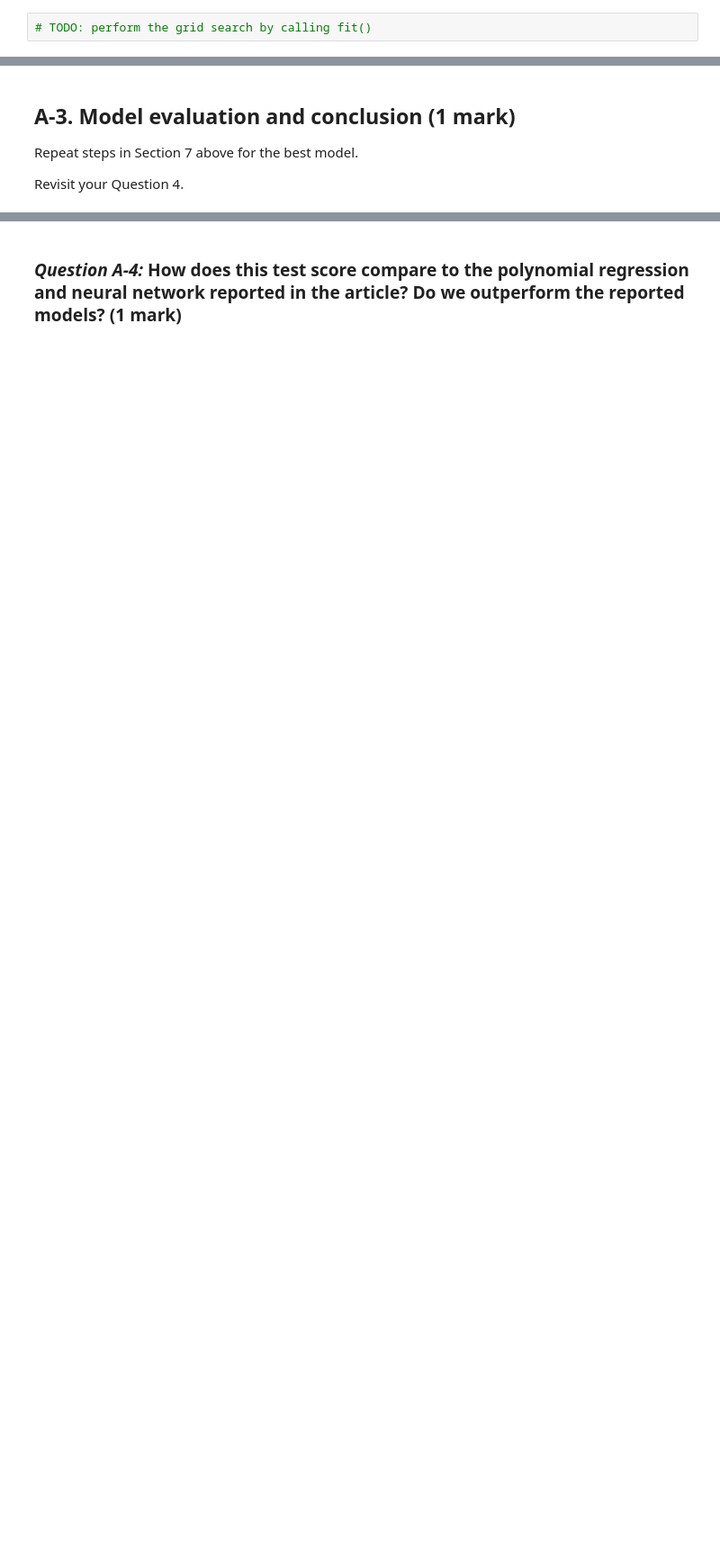
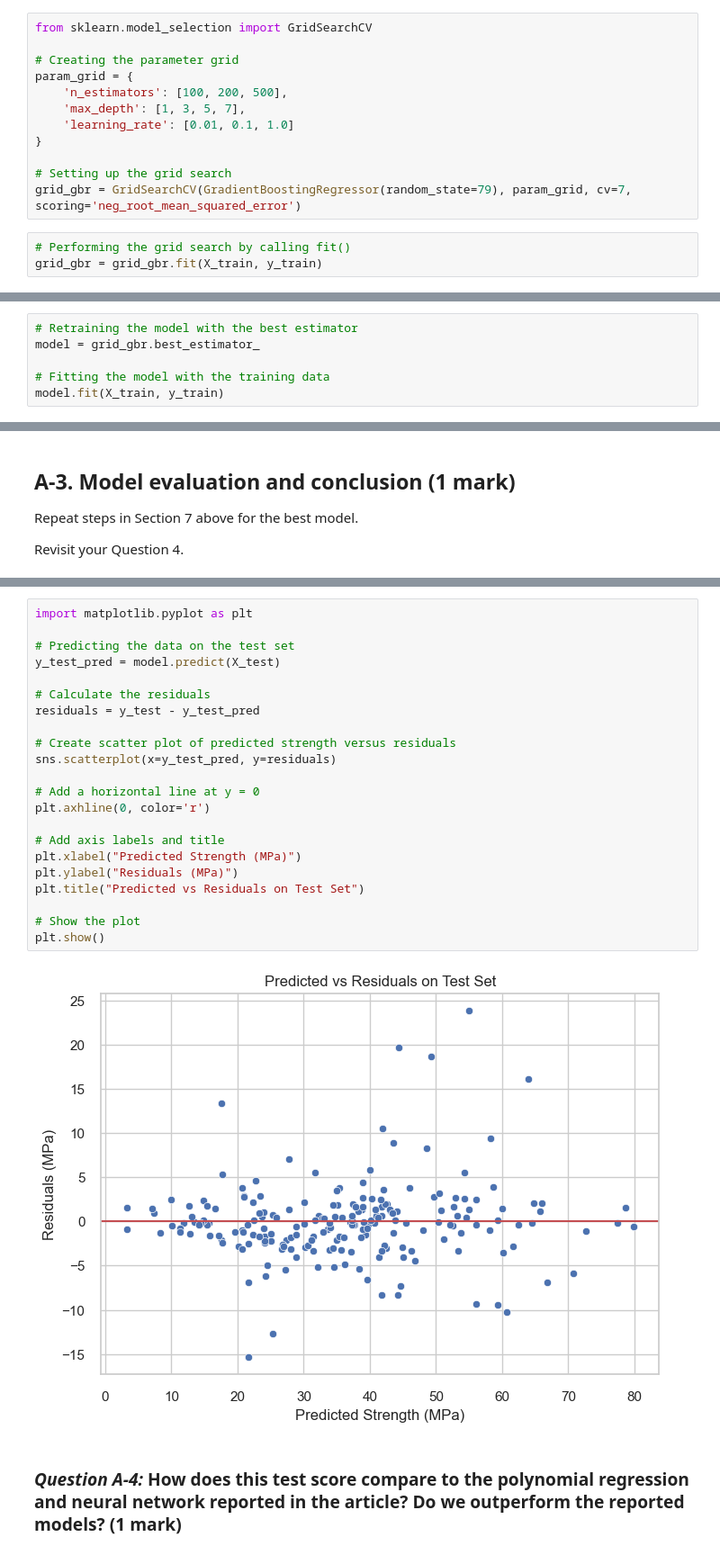
Before and after one commit to StevenD24/ENSF-611-Lab-2, a Jupyter notebook: lab2.ipynb, the cells around one changed output, grey strips where cells are left out. Shown at 90% size. Cells and saved outputs as stored; diff of their text form; blank space fills up the shorter version.

```diff
--- a/lab2.ipynb
+++ b/lab2.ipynb
@@ -472,2 +495,15 @@ Use the following hyperparameters and values:
+# %%
+from sklearn.model_selection import GridSearchCV
+
+# Creating the parameter grid
+param_grid = {
+    'n_estimators': [100, 200, 500],
+    'max_depth': [1, 3, 5, 7],
+    'learning_rate': [0.01, 0.1, 1.0]
+}
+
+# Setting up the grid search
+grid_gbr = GridSearchCV(GradientBoostingRegressor(random_state=79), param_grid, cv=7, scoring='neg_root_mean_squared_error')
 # %%
-# TODO: perform the grid search by calling fit()
+# Performing the grid search by calling fit()
+grid_gbr = grid_gbr.fit(X_train, y_train)
@@ -487,0 +528,6 @@ Get the best estimator from the two grid searches above and retrain this model o
+# %%
+# Retraining the model with the best estimator
+model = grid_gbr.best_estimator_
+
+# Fitting the model with the training data
+model.fit(X_train, y_train)
@@ -500,2 +595,26 @@ Revisit your Question 4.
+# %%
+import matplotlib.pyplot as plt
+
+# Predicting the data on the test set
+y_test_pred = model.predict(X_test)
+
+# Calculate the residuals
+residuals = y_test - y_test_pred
+
+# Create scatter plot of predicted strength versus residuals
+sns.scatterplot(x=y_test_pred, y=residuals)
+
+# Add a horizontal line at y = 0
+plt.axhline(0, color='r')
+
+# Add axis labels and title
+plt.xlabel("Predicted Strength (MPa)")
+plt.ylabel("Residuals (MPa)")
+plt.title("Predicted vs Residuals on Test Set")
+
+# Show the plot
+plt.show()
+# %% [output]
+[figure, added]
 # %% [markdown]
 ### *Question A-4:* How does this test score compare to the polynomial regression and neural network reported in the article? Do we outperform the reported models? (1 mark)
```
Also changed, not shown: parts of 29 cells of this notebook.
